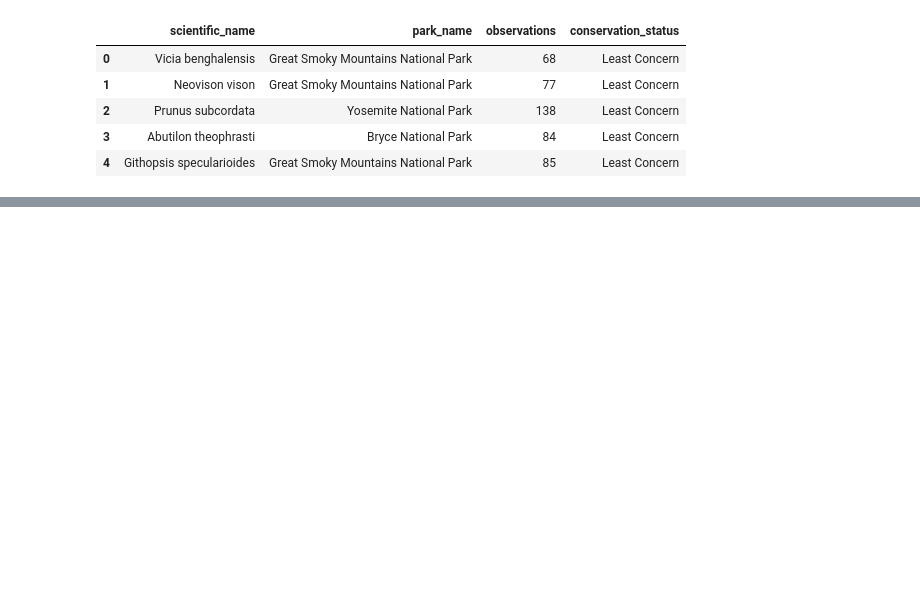
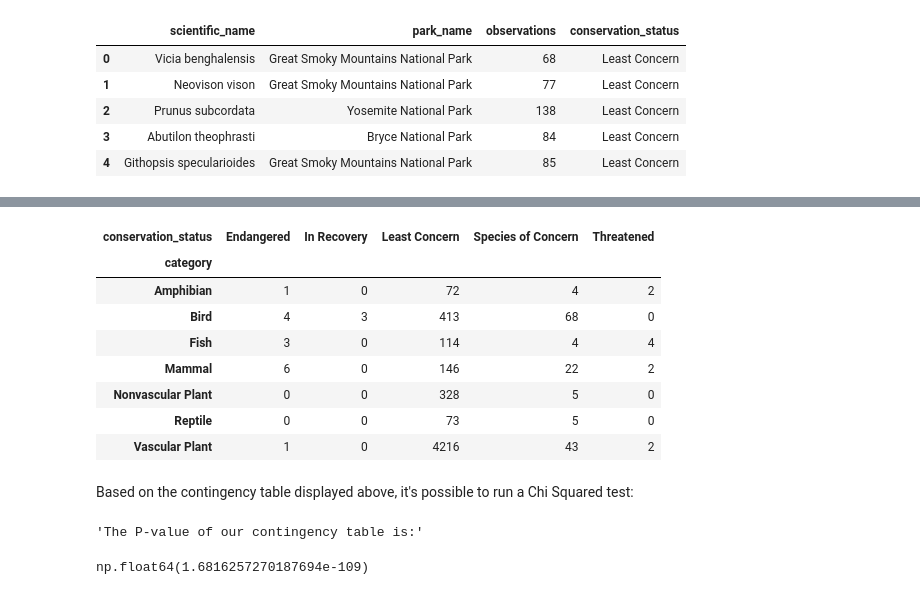
Before and after one commit to wilson-inacio/Biodiversity, a Jupyter notebook: biodiversity.ipynb, the cells around one changed output, grey strips where cells are left out. Saved outputs shown, nothing was run; the diff lists cells and outputs as text; code cells hidden in the pictures; blank space fills up the shorter version.

```diff
--- a/biodiversity.ipynb
+++ b/biodiversity.ipynb
@@ -287,0 +333,23 @@ plt.show()
+# %%
+ct = pd.crosstab(species['category'], species['conservation_status'])
+
+display(ct)
+# %% [output]
+| conservation_status | Endangered | In Recovery | Least Concern | Species of Concern | Threatened |
+| category |  |  |  |  |  |
+| Amphibian | 1 | 0 | 72 | 4 | 2 |
+| Bird | 4 | 3 | 413 | 68 | 0 |
+| Fish | 3 | 0 | 114 | 4 | 4 |
+| Mammal | 6 | 0 | 146 | 22 | 2 |
+| Nonvascular Plant | 0 | 0 | 328 | 5 | 0 |
+| Reptile | 0 | 0 | 73 | 5 | 0 |
+| Vascular Plant | 1 | 0 | 4216 | 43 | 2 |
+# %% [markdown]
+Based on the contingency table displayed above, it's possible to run a Chi Squared test:
+# %%
+chi2, pval, dof, expected = chi2_contingency(ct)
+
+display('The P-value of our contingency table is:', pval)
+# %% [output]
+'The P-value of our contingency table is:'
+np.float64(1.6816257270187694e-109)
```
Also changed, not shown: parts of 27 cells of this notebook.
